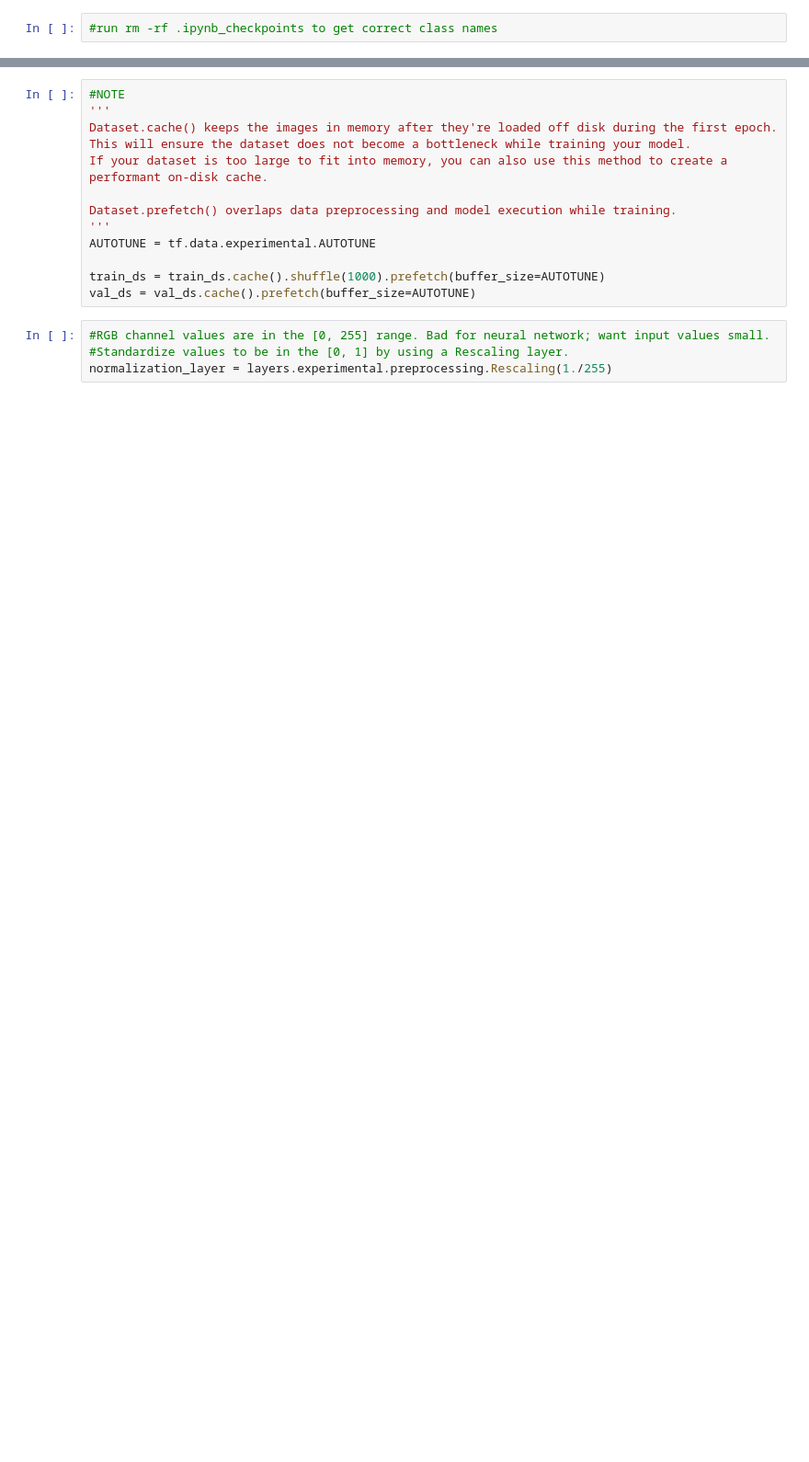
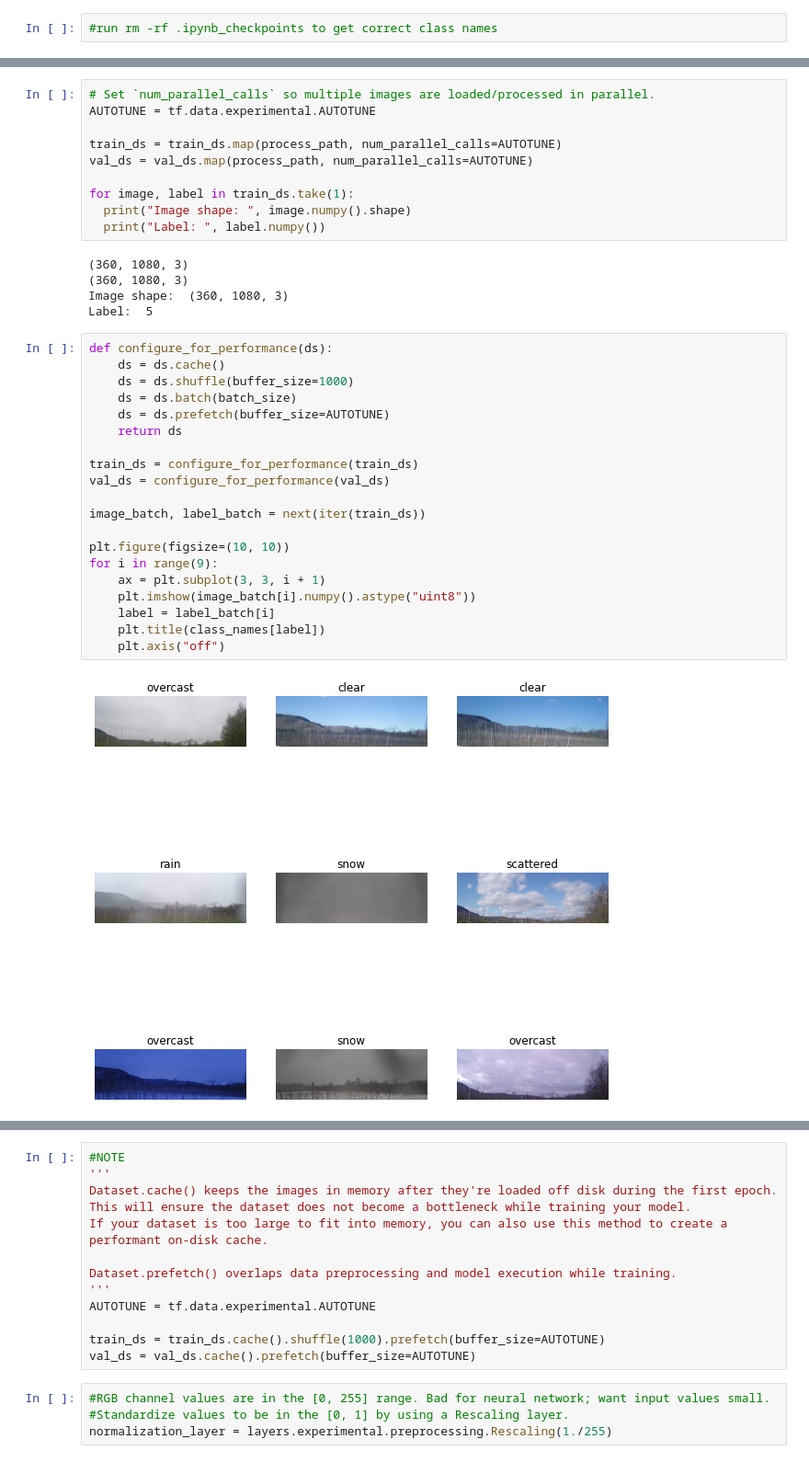
Before and after one commit to arnoldas500/clouds_detection, a Jupyter notebook: cloud_classifier.ipynb, the cells around one changed output, grey strips where cells are left out. Shown at 92% size. Cells and saved outputs as stored; diff of their text form; blank space fills up the shorter version.

```diff
--- a/cloud_classifier.ipynb
+++ b/cloud_classifier.ipynb
@@ -169,0 +217,37 @@ Using 281 files for validation.
+# %%
+# Set `num_parallel_calls` so multiple images are loaded/processed in parallel.
+AUTOTUNE = tf.data.experimental.AUTOTUNE
+
+train_ds = train_ds.map(process_path, num_parallel_calls=AUTOTUNE)
+val_ds = val_ds.map(process_path, num_parallel_calls=AUTOTUNE)
+
+for image, label in train_ds.take(1):
+  print("Image shape: ", image.numpy().shape)
+  print("Label: ", label.numpy())
+# %% [output]
+(360, 1080, 3)
+(360, 1080, 3)
+Image shape:  (360, 1080, 3)
+Label:  5
+# %%
+def configure_for_performance(ds):
+    ds = ds.cache()
+    ds = ds.shuffle(buffer_size=1000)
+    ds = ds.batch(batch_size)
+    ds = ds.prefetch(buffer_size=AUTOTUNE)
+    return ds
+
+train_ds = configure_for_performance(train_ds)
+val_ds = configure_for_performance(val_ds)
+
+image_batch, label_batch = next(iter(train_ds))
+
+plt.figure(figsize=(10, 10))
+for i in range(9):
+    ax = plt.subplot(3, 3, i + 1)
+    plt.imshow(image_batch[i].numpy().astype("uint8"))
+    label = label_batch[i]
+    plt.title(class_names[label])
+    plt.axis("off")
+# %% [output]
+[figure, added]
```
Also changed, not shown: parts of 22 cells of this notebook, 1 other file.
